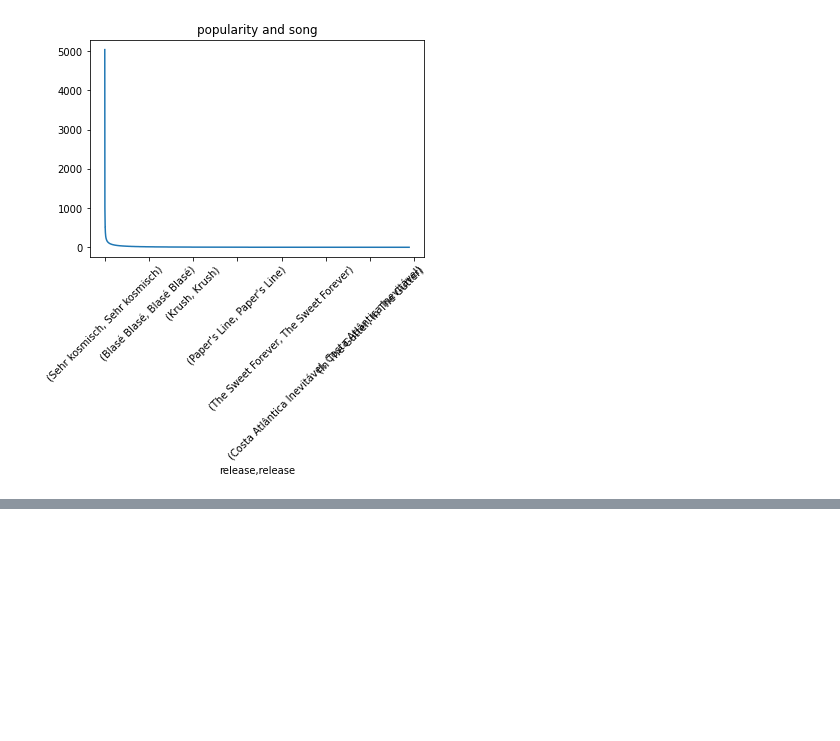
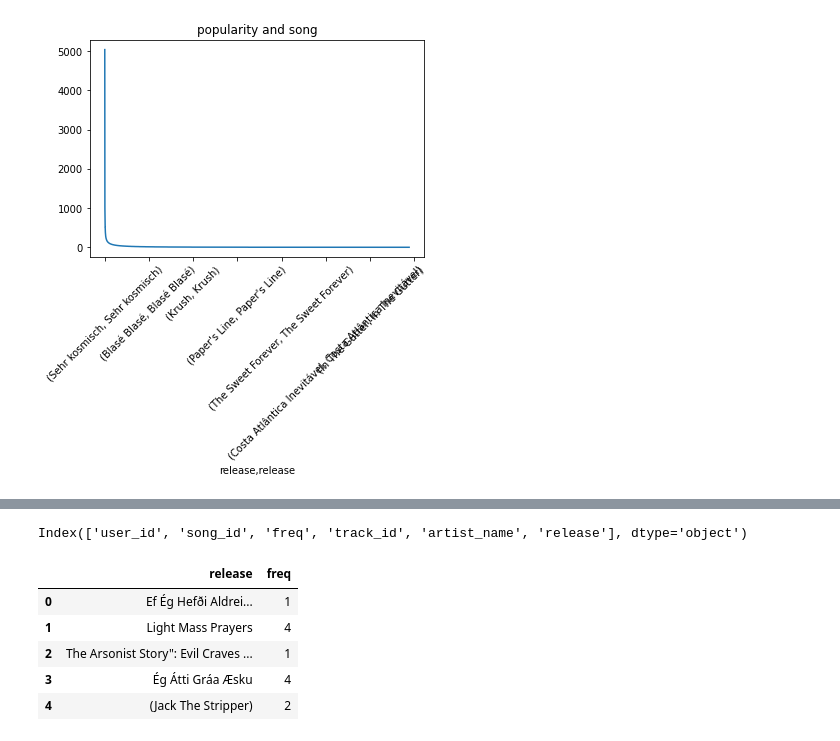
Before and after one commit to charithcherry/Innomatics_Internship_APR_21, a Jupyter notebook: Recommender System/Music_Rec_Sys.ipynb, the cells around one changed output, grey strips where cells are left out. Saved outputs shown, nothing was run; the diff lists cells and outputs as text; code cells hidden in the pictures; blank space fills up the shorter version.

```diff
--- a/Recommender System/Music_Rec_Sys.ipynb
+++ b/Recommender System/Music_Rec_Sys.ipynb
@@ -354,0 +389,4 @@ Text(0.5, 1.0, 'popularity and song')
+# %%
+song_df.columns
+# %% [output]
+Index(['user_id', 'song_id', 'freq', 'track_id', 'artist_name', 'release'], dtype='object')
@@ -354,0 +395,9 @@ Text(0.5, 1.0, 'popularity and song')
+# %%
+song_grouped.head()
+# %% [output]
+|  | release | freq |
+| 0 | Ef Ég Hefði Aldrei... | 1 |
+| 1 | Light Mass Prayers | 4 |
+| 2 | The Arsonist Story": Evil Craves ... | 1 |
+| 3 | Ég Átti Gráa Æsku | 4 |
+| 4 | (Jack The Stripper) | 2 |
```
Also changed, not shown: parts of 8 cells of this notebook.
